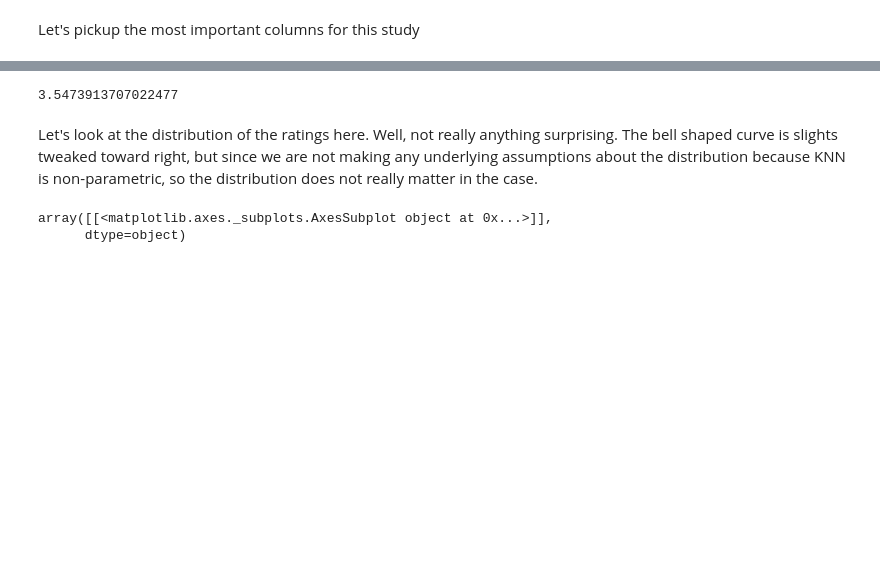
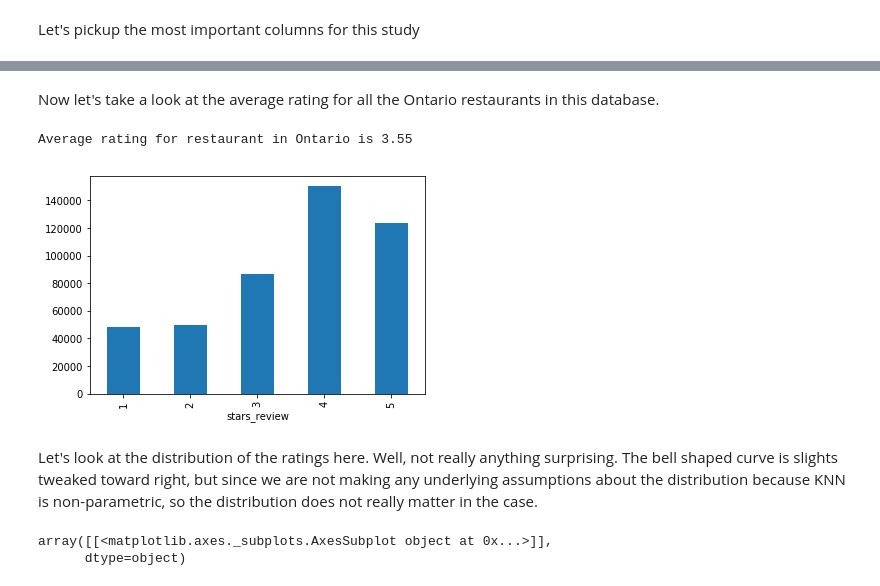
Before and after one commit to zhanren/Data-Science-Practice, a Jupyter notebook: Restaurant recommandation/KNN model.ipynb, the cells around one changed output, grey strips where cells are left out. Saved outputs shown, nothing was run; the diff lists cells and outputs as text; code cells hidden in the pictures; blank space fills up the shorter version.

```diff
--- a/Restaurant recommandation/KNN model.ipynb
+++ b/Restaurant recommandation/KNN model.ipynb
@@ -55,3 +111,3 @@ Ontario_restaurant.head()
 # %%
 review=pd.read_csv("yelp_review.csv")
-review=head()
+review.head()
@@ -64,2 +144,4 @@ user=user[["user_id","review_count","useful","funny","cool","fans"]]
 # %%
-final_dataset=review.join(Ontario_restaurant.set_index("business_id"),how="inner",on="business_id",lsuffix="_review",rsuffix="_business")
+final_dataset=review.join(Ontario_restaurant,how="inner",on="business_id",lsuffix="_review",rsuffix="_business")
+final_dataset=final_dataset.join(user.set_index("user_id"),how="inner",on="user_id",lsuffix="_final",rsuffix="_user")
+final_dataset.head()
@@ -72,2 +158,0 @@ NameError: name 'final_dataset' is not defined
-# %%
-final_dataset=pd.read_csv("yelp_train.csv")
@@ -83,8 +159,12 @@ final_dataset.head()
+# %% [markdown]
+Now let's take a look at the average rating for all the Ontario restaurants in this database.
 # %%
 final_dataset.groupby("stars_review").count()["user_id"].plot(kind="bar")
-final_dataset["stars_review"].mean()
+avg_rating=final_dataset["stars_review"].mean()
+print("Average rating for restaurant in Ontario is {}".format(round(avg_rating,2)))
 # %% [output]
-3.5473913707022477
+Average rating for restaurant in Ontario is 3.55
+[figure, added]
 # %% [markdown]
 Let's look at the distribution of the ratings here. Well, not really anything surprising. The bell shaped curve is slights tweaked toward right, but since we are not making any underlying assumptions about the distribution because KNN is non-parametric, so the distribution does not really matter in the case.
 # %%
```
Also changed, not shown: parts of 23 cells of this notebook.
